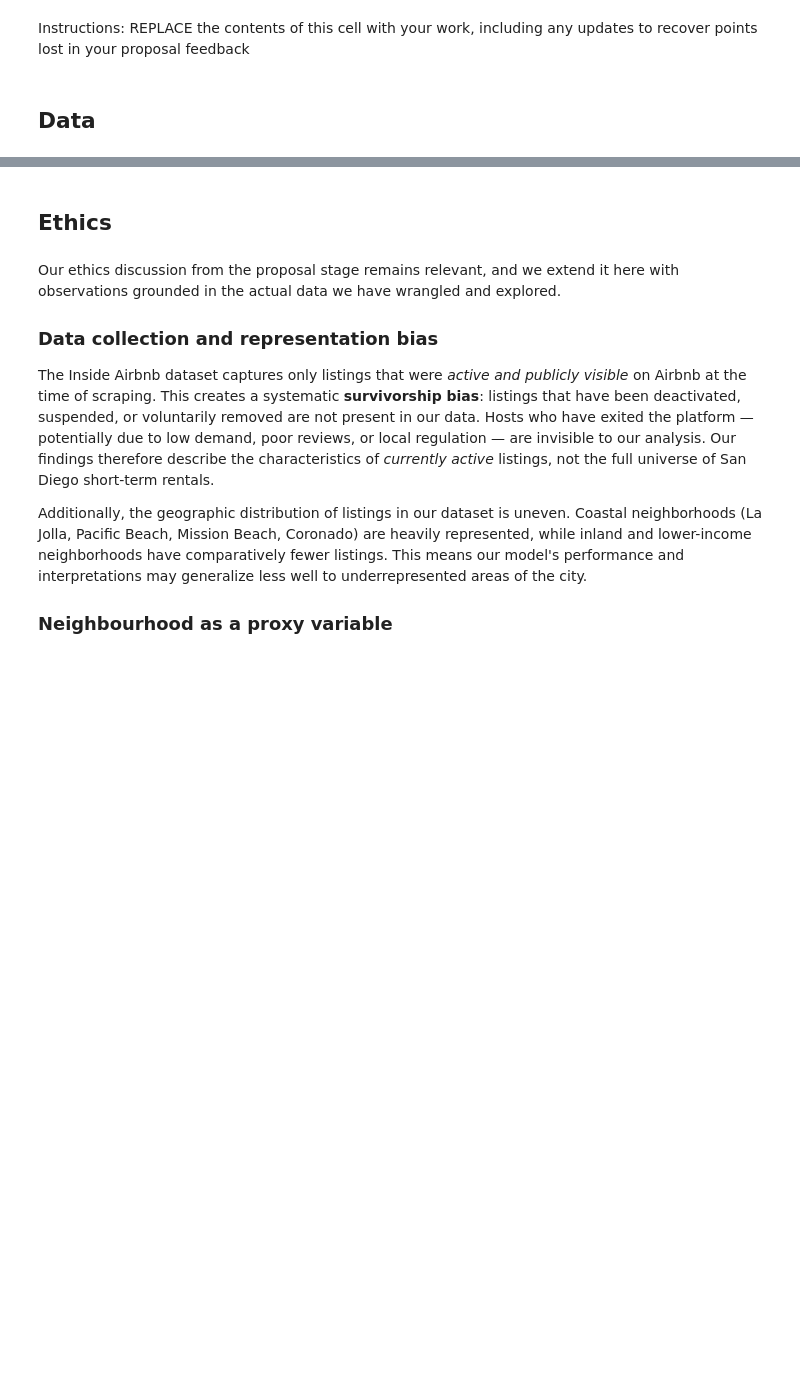
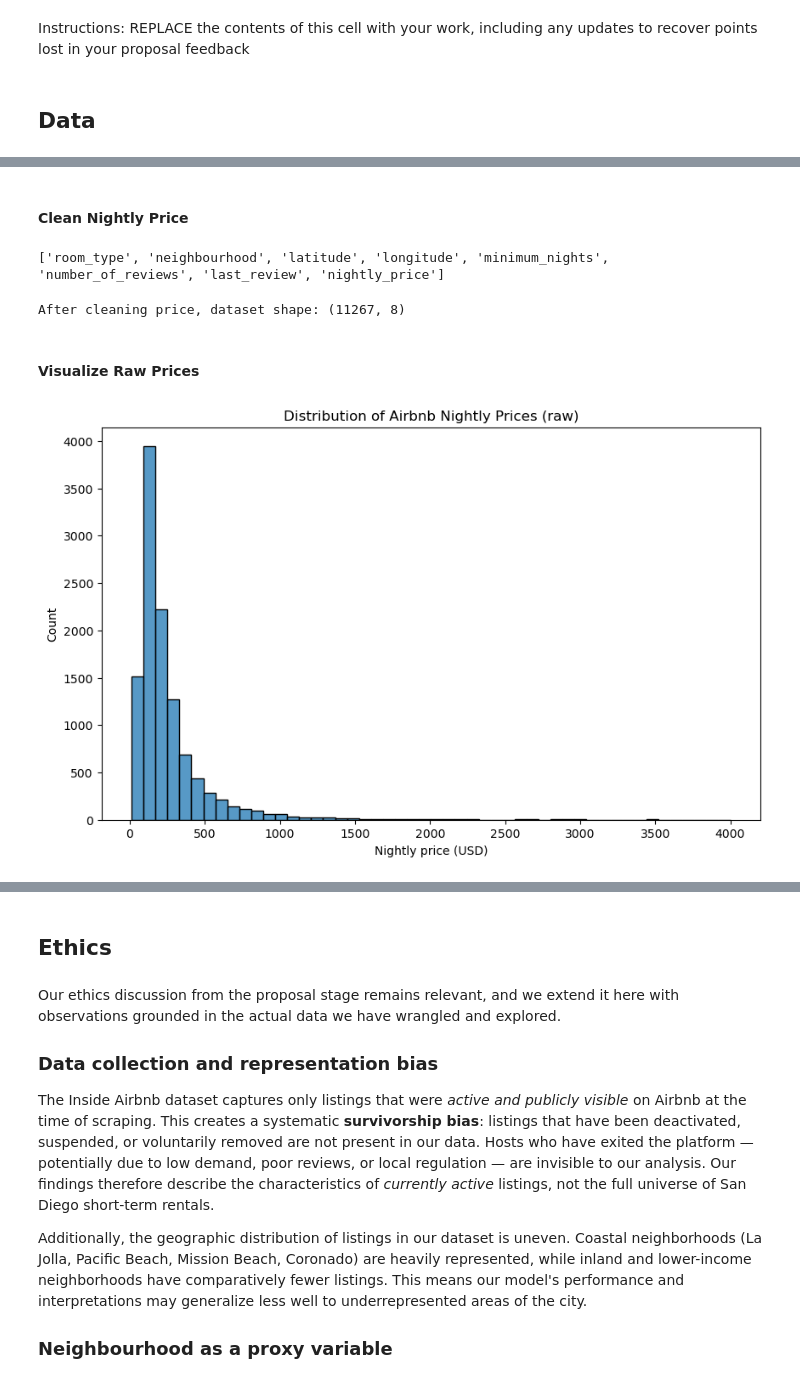
Before and after one commit to COGS108/Group082_WI26, a Jupyter notebook: 03-FinalProject.ipynb, the cells around one changed output, grey strips where cells are left out. Drawn from its saved outputs; the diff is of its cells as text; code cells hidden in the pictures; blank space fills up the shorter version.

```diff
--- a/03-FinalProject.ipynb
+++ b/03-FinalProject.ipynb
@@ -139,0 +199,34 @@ Some more words and stuff.  Remember notebooks work best if you interleave the c
+# %%
+listings.columns = listings.columns.str.strip().str.lower()
+listings = listings.rename(columns={"price": "nightly_price"})
+# %% [markdown]
+#### Clean Nightly Price
+# %%
+print(list(listings.columns))
+# %% [output]
+['room_type', 'neighbourhood', 'latitude', 'longitude', 'minimum_nights', 'number_of_reviews', 'last_review', 'nightly_price']
+# %%
+listings['nightly_price'] = (
+    listings['nightly_price'].astype(str)
+    .str.replace(r'[\$,]', '', regex=True)
+)
+listings['nightly_price'] = pd.to_numeric(listings['nightly_price'], errors='coerce')
+
+# Remove missing or zero prices
+df = listings.dropna(subset=['nightly_price'])
+df = df[df['nightly_price'] > 0]
+
+print("After cleaning price, dataset shape:", df.shape)
+# %% [output]
+After cleaning price, dataset shape: (11267, 8)
+# %% [markdown]
+#### Visualize Raw Prices
+# %%
+plt.figure(figsize=(10,6))
+sns.histplot(df['nightly_price'], bins=50, kde=False)
+plt.title("Distribution of Airbnb Nightly Prices (raw)")
+plt.xlabel("Nightly price (USD)")
+plt.ylabel("Count")
+plt.show()
+# %% [output]
+[figure, added]
```
Also changed, not shown: parts of 63 cells of this notebook, 1 other file.
